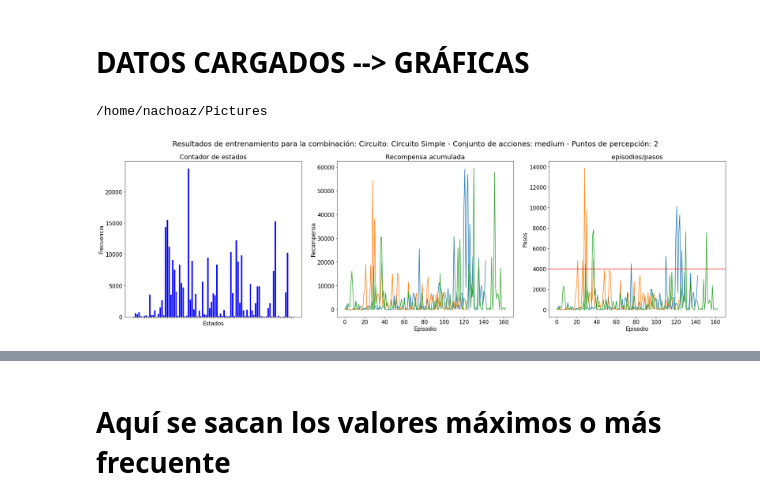
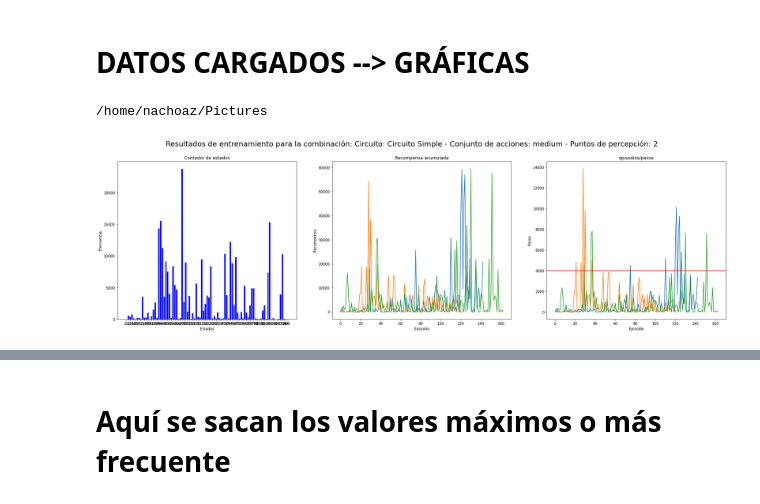
Before and after one commit to RoboticsLabURJC/2019-tfm-ignacio-arranz, a Jupyter notebook: gym-gazebo/metrics.ipynb, the cells around one changed output, grey strips where cells are left out. Drawn from its saved outputs; the diff is of its cells as text; code cells hidden in the pictures.

```diff
--- a/gym-gazebo/metrics.ipynb
+++ b/gym-gazebo/metrics.ipynb
@@ -78,38 +78,39 @@ READED --> CIRCUIT: nurburgring - ACTION SET: medium - POI: 2
 # %% [markdown]
 # DATOS CARGADOS --> GRÁFICAS
 # %%
-plt.rcParams.update({'font.size': 15})
+plt.rcParams.update({'font.size': 10})
 
 fig, axs = plt.subplots(1, 3, figsize=(30, 8))
 fig.suptitle(f"Resultados de entrenamiento para la combinación: Circuito: {current_label_circuit} - Conjunto de acciones: {CURRENT_ACTION} - Puntos de percepción: {POI}", fontsize=20)
 
 for i in range(len(states_counter)):
     axs[0].bar(list(sorted(states_counter[i].keys())), list(states_counter[i].values()), color="blue")
 for j in range(len(states_cum_reward)):
     axs[1].plot(list(states_cum_reward[j].keys()), list(states_cum_reward[j].values()))
 for k in range(len(states_steps)):
     axs[2].plot(list(states_steps[k].keys()), list(states_steps[k].values()))
 
 
 axs[0].set_title('Contador de estados')
-if POI > 1:
-    axs[0].set_xticklabels([])
+#if POI > 1:
+#axs[0].set_xticklabels(states_counter, rotation=45)
+
 axs[1].set_title('Recompensa acumulada')
 axs[2].set_title('episodios/pasos')
 
 axs[2].axhline(y=4000, c='r')
 
 # for ax in axs.flat:
 axs[0].set(xlabel='Estados', ylabel='Frecuencia')
 axs[1].set(xlabel='Episodio', ylabel='Recompensa')
 axs[2].set(xlabel='Episodio', ylabel='Pasos')
 
 SAVE = True
 if SAVE:
     file_name = "training_metrics_actions_{}"
     print(os.path.join(os.path.expanduser('~'), "Pictures"))
     # plt.savefig(os.path.join(os.path.expanduser('~'), "Pictures") + str(CIRCUIT) + str(CURRENT_ACTION) + str(POI) + ".png")
     plt.savefig("/home/nachoaz/Pictures/" + str(CIRCUIT) + "_" + str(CURRENT_ACTION) + "_" + str(POI) + ".png")
 # %% [output]
 /home/nachoaz/Pictures
-[figure, old version]
+[figure, new version]
```
Also changed, not shown: parts of 4 cells of this notebook.
